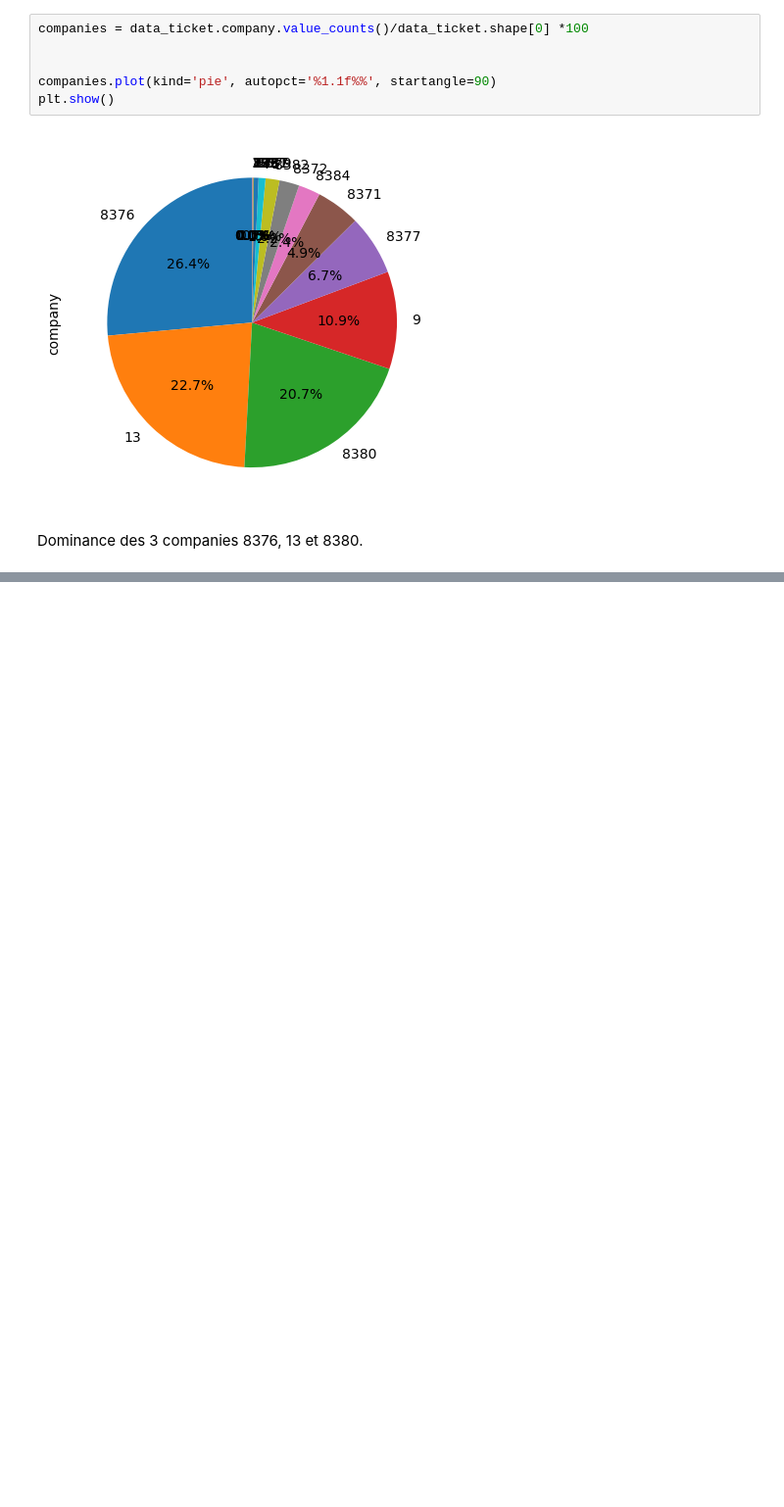
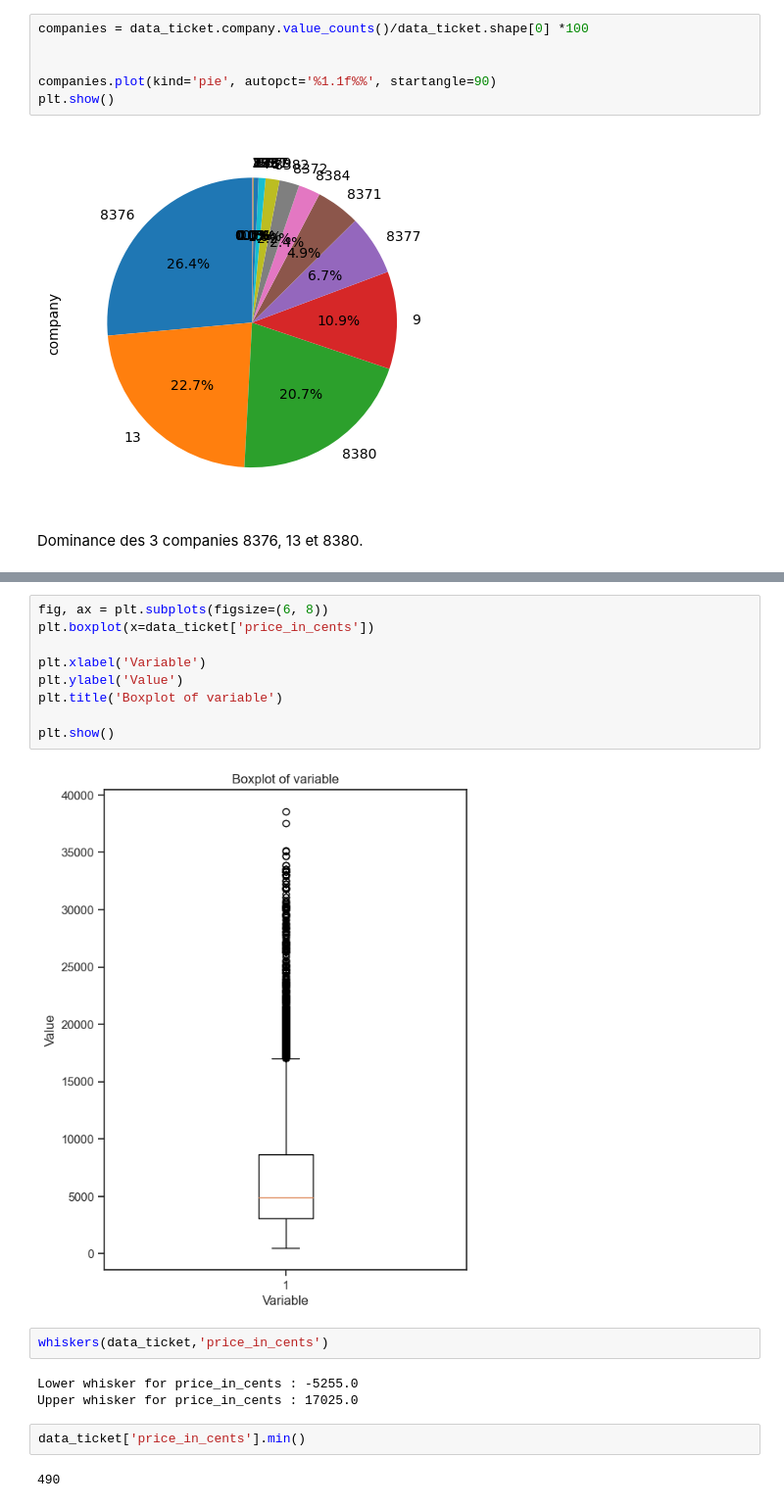
Before and after one commit to najwa-errachidy/Crunching_data, a Jupyter notebook: crunching_data.ipynb, the cells around one changed output, grey strips where cells are left out. Shown at 98% size. Drawn from its saved outputs; the diff is of its cells as text; blank space fills up the shorter version.

```diff
--- a/crunching_data.ipynb
+++ b/crunching_data.ipynb
@@ -293,0 +292,20 @@ Name: o_city, Length: 257, dtype: int64
+# %%
+fig, ax = plt.subplots(figsize=(6, 8))
+plt.boxplot(x=data_ticket['price_in_cents'])
+
+plt.xlabel('Variable')
+plt.ylabel('Value')
+plt.title('Boxplot of variable')
+
+plt.show()
+# %% [output]
+[figure, added]
+# %%
+whiskers(data_ticket,'price_in_cents')
+# %% [output]
+Lower whisker for price_in_cents : -5255.0
+Upper whisker for price_in_cents : 17025.0
+# %%
+data_ticket['price_in_cents'].min()
+# %% [output]
+490
```
Also changed, not shown: parts of 29 cells of this notebook, 1 other file.
